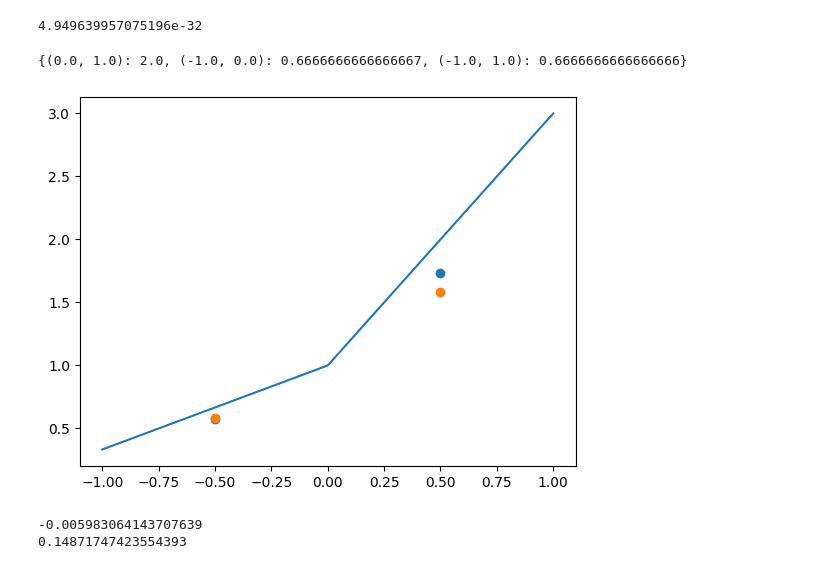
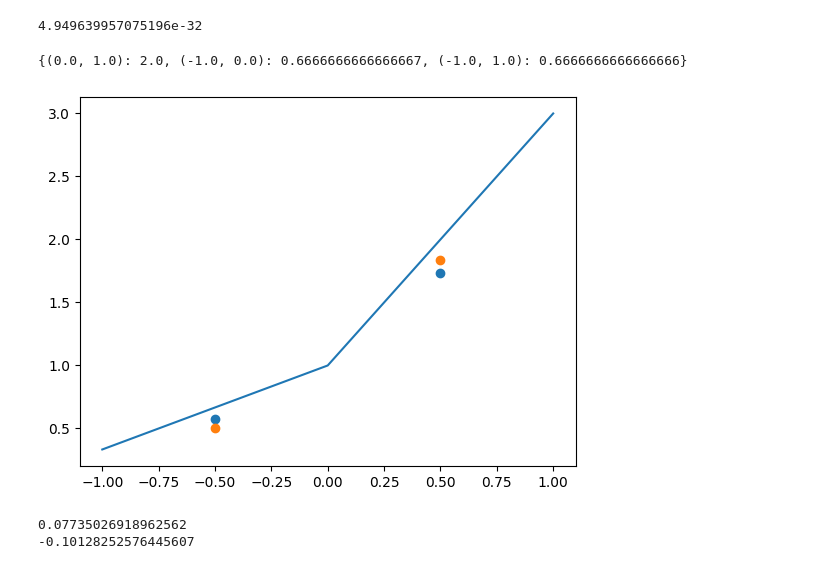
Before and after one commit to Leousov/Ch_met_3, a Jupyter notebook: NumMet_lab_4.ipynb, the cells around one changed output. Cells and saved outputs as stored; diff of their text form; code cells hidden in the pictures.

```diff
--- a/NumMet_lab_4.ipynb
+++ b/NumMet_lab_4.ipynb
@@ -28,19 +28,6 @@ x_mas = np.arange(a, b+0.00000000000001, (b-a) / n)
 f_mas = []
 for i in x_mas:
     f_mas.append(f(i))
-# %%
-from math import e
-import numpy as np
-import matplotlib.pyplot as plt
-def f(x):
-    return x ** 2
-
-a, b = 0, 2
-n = 5
-x_mas = np.arange(a, b+0.00000000000001, (b-a) / n)
-f_mas = []
-for i in x_mas:
-    f_mas.append(f(i))
 # %% [markdown]
 <h2>Среднеквадратичное приближение
 # %%
@@ -130,40 +117,38 @@ def int_new(x_mas, y_mas, x, f_dict):
     d = x_mas[1] - x_mas[0]
     s = 0
     prod = 1
-    fac = 1
     for i in enumerate(x_mas):
         if i[0] == 0:
             s += y_mas[0]
         else:
-            prod *= (x - x_mas[0]) / d - (i[0] - 1)
-            fac *= i[0]
-            s += prod * f_dict[(x_mas[0], i[1])] / fac
+            prod *= (x - x_mas[i[0] -1])
+            s += prod * f_dict[(x_mas[0], i[1])]
     return s
 
 def ff(x):
     return 3 ** (x)
 x = np.arange(-1, 1.+0.00000000000001, 1)
 fm = []
 for i in x:
     fm.append(ff(i))
 
 x1 = np.arange( -1 / 2, 1 / 2 +0.00000000000001, 1)
 y1 = []
 for i in x1:
     y1.append(ff(i))
 fd = int_new_prep(x, fm)
 print(fd)
 y2 = []
 for i in x1:
     y2.append(int_new(x, fm, i, fd))
 plt.plot(x, fm)
 plt.scatter(x1,y1)
 plt.scatter(x1,y2)
 plt.show()
 for i in range(len(y1)):
     print(y1[i] - y2[i])
 # %% [output]
 {(0.0, 1.0): 2.0, (-1.0, 0.0): 0.6666666666666667, (-1.0, 1.0): 0.6666666666666666}
-[figure, old version]
+[figure, new version]
--0.005983064143707639
-0.14871747423554393
+0.07735026918962562
+-0.10128252576445607
```
